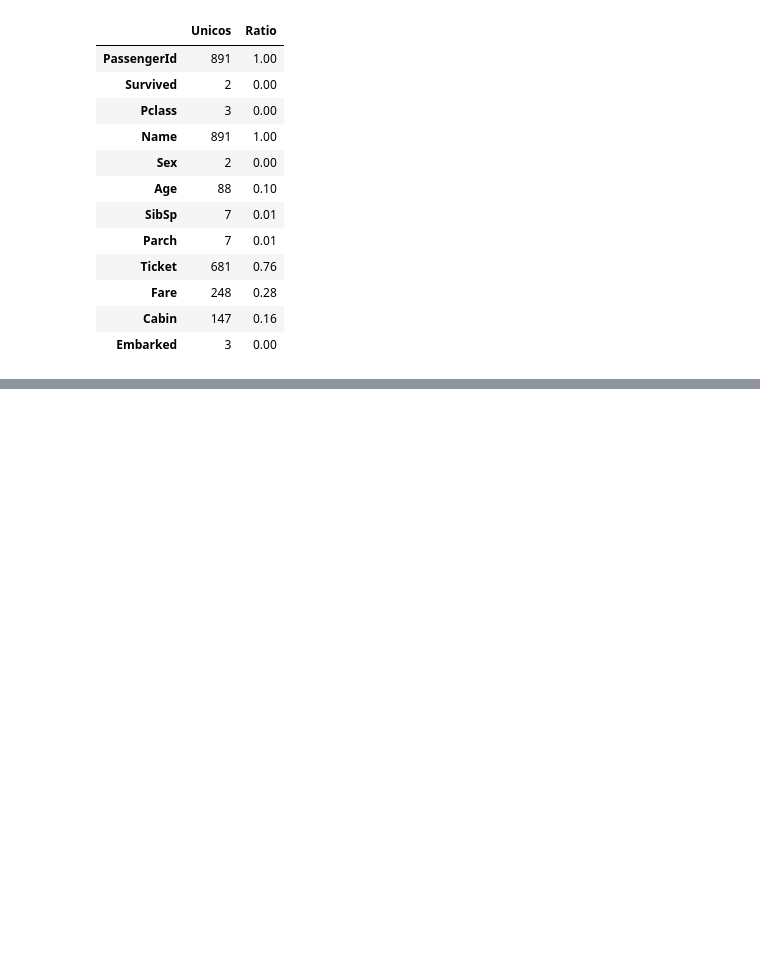
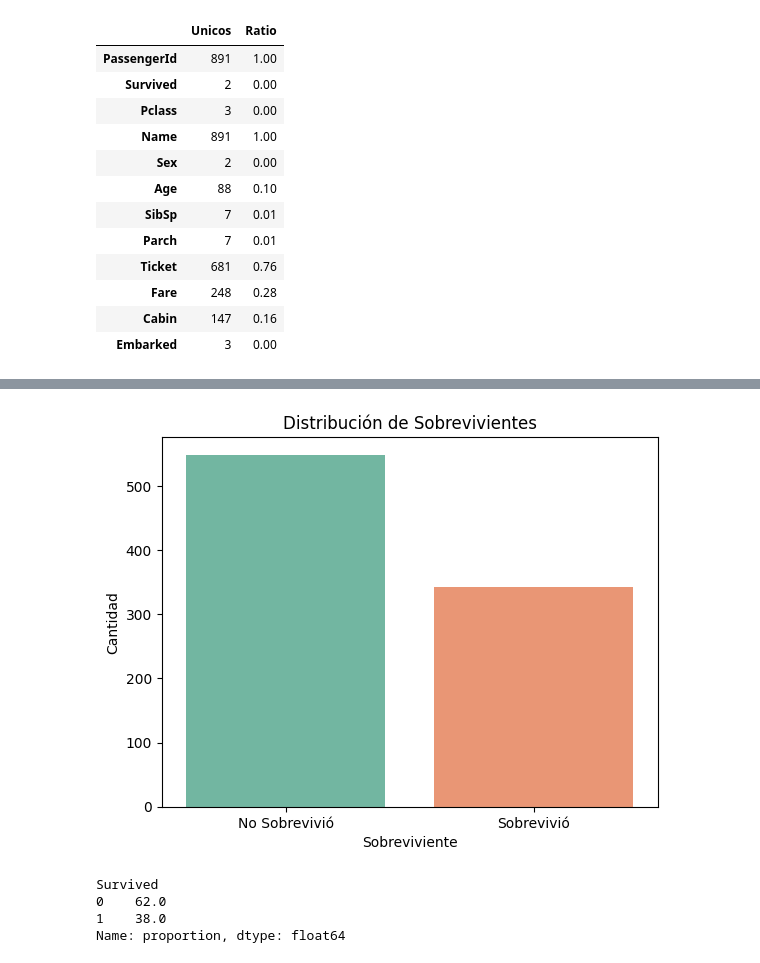
Before and after one commit to urcuninna/titanic_project, a Jupyter notebook: nootebooks/01_data_exploration.ipynb, the cells around one changed output, grey strips where cells are left out. Saved outputs shown, nothing was run; the diff lists cells and outputs as text; code cells hidden in the pictures; blank space fills up the shorter version.

Commit message:
Exploración por variable: PassengerId y Survived- Completo

```diff
--- a/nootebooks/01_data_exploration.ipynb
+++ b/nootebooks/01_data_exploration.ipynb
@@ -145,0 +178,5 @@ ratio_unicos.round(2)
+# %%
+#Convertir PassengerId a string
+
+df["PassengerId"] = df["PassengerId"].astype(str)
+df["PassengerId"].dtype
@@ -145,0 +205,23 @@ ratio_unicos.round(2)
+# %%
+# Visualización de Survived
+
+sobrevivientes = df['Survived'].value_counts(normalize=True)
+
+sns.countplot(
+    data=df,
+    x='Survived',
+    palette='Set2')
+
+plt.title('Distribución de Sobrevivientes')
+plt.xlabel('Sobreviviente')
+plt.ylabel('Cantidad')
+plt.xticks(ticks=[0, 1], labels=['No Sobrevivió', 'Sobrevivió'])
+plt.show()
+
+round(sobrevivientes, 2)*100
+# %% [output]
+[figure, added]
+Survived
+0    62.0
+1    38.0
+Name: proportion, dtype: float64
```
Also changed, not shown: parts of 6 cells of this notebook, 1 other file.
